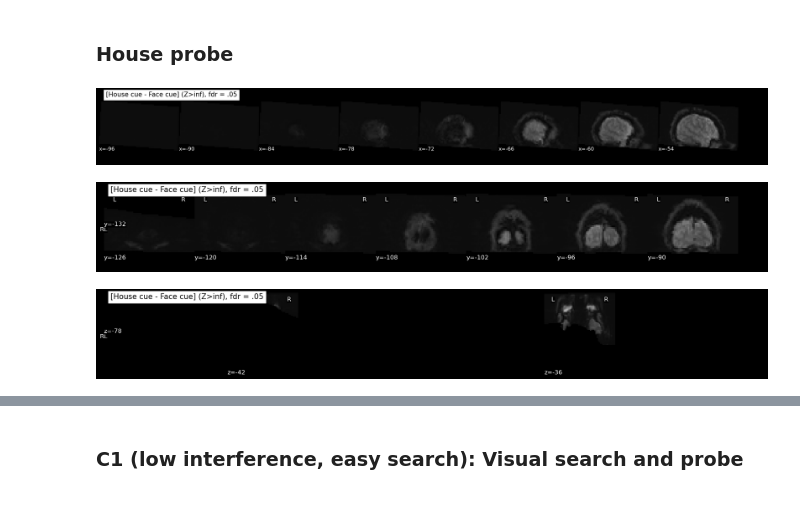
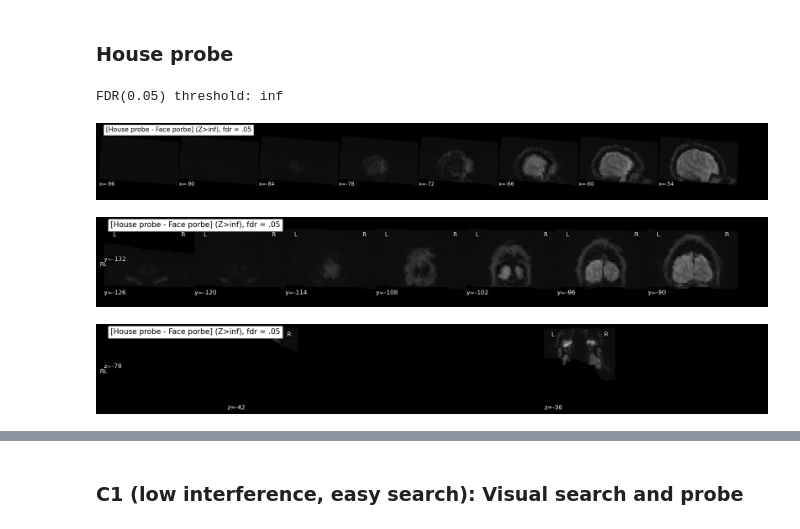
Before and after one commit to LuisA00/Summer_2021_fMRI, a Jupyter notebook: DWM_Single_Pariticpant_GLM_8_run.ipynb, the cells around one changed output, grey strips where cells are left out. Cells and saved outputs as stored; diff of their text form; code cells hidden in the pictures.

```diff
--- a/DWM_Single_Pariticpant_GLM_8_run.ipynb
+++ b/DWM_Single_Pariticpant_GLM_8_run.ipynb
@@ -496,9 +720,10 @@ for x in range(3):
 ### House cue
 # %%
 # Get raw contrast activation
-z_map = fmri_glm.compute_contrast('+house_cue -face_cue', output_type='z_score')
+z_map = fmri_glm_cue.compute_contrast('+1*house_cue -1*face_cue', output_type='z_score')
 
 # Get clean contrast and threshold to visualize results
 # Threshold: false discovery rate 5% w/ cluster > 8 voxels
-clean_map, threshold = threshold_stats_img(z_map, alpha=.05, height_control='fdr', cluster_threshold=5)
+clean_map, threshold = threshold_stats_img(z_map, alpha=.05, height_control='fdr')
 s_threshold = str(round(threshold, 1))
+print("FDR(0.05) threshold: " + s_threshold)
@@ -518,0 +748,11 @@ for x in range(3):
+# %%
+"""
+"""
+# Get raw contrast activation
+z_map = fmri_glm_probe.compute_contrast('+1*face_probe -1*house_probe', output_type='z_score')
+
+# Get clean contrast and threshold to visualize results
+# Threshold: false discovery rate 5% w/ cluster > 8 voxels
+clean_map, threshold = threshold_stats_img(z_map, alpha=.05, height_control='fdr')
+s_threshold = str(round(threshold, 1))
+print("FDR(0.05) threshold: " + s_threshold)
@@ -518,0 +761,10 @@ for x in range(3):
+# %%
+# Visualize results
+dim = ['x', 'y', 'z']
+
+for x in range(3):
+
+    plot_stat_map(clean_map, threshold=threshold, bg_img=mean_img,
+              display_mode=dim[x], cut_coords=8, black_bg=True,
+              title=('[Face probe - House porbe] (Z>' + s_threshold + '), fdr = .05'))
+    plt.show()
@@ -519,24 +775,29 @@ for x in range(3):
 # %% [markdown]
 ### House probe
 # %%
+"""
+"""
 # Get raw contrast activation
-z_map = fmri_glm.compute_contrast('+house_probe -face_probe', output_type='z_score')
+z_map = fmri_glm_probe.compute_contrast('+1*house_probe -1*face_probe', output_type='z_score')
 
 # Get clean contrast and threshold to visualize results
 # Threshold: false discovery rate 5% w/ cluster > 8 voxels
 clean_map, threshold = threshold_stats_img(z_map, alpha=.05, height_control='fdr')
 s_threshold = str(round(threshold, 1))
+print("FDR(0.05) threshold: " + s_threshold)
+# %% [output]
+FDR(0.05) threshold: inf
 # %%
 # Visualize results
 dim = ['x', 'y', 'z']
 
 for x in range(3):
 
-    plot_stat_map(clean_map, bg_img=mean_img, threshold=threshold,
+    plot_stat_map(clean_map, threshold=threshold, bg_img=mean_img,
               display_mode=dim[x], cut_coords=8, black_bg=True,
-              title=('[House cue - Face cue] (Z>' + s_threshold + '), fdr = .05'))
+              title=('[House probe - Face porbe] (Z>' + s_threshold + '), fdr = .05'))
     plt.show()
 # %% [output]
-[figure, old version]
+[figure, new version]
-[figure, old version]
+[figure, new version]
-[figure, old version]
+[figure, new version]
```
Also changed, not shown: parts of 120 cells of this notebook.
